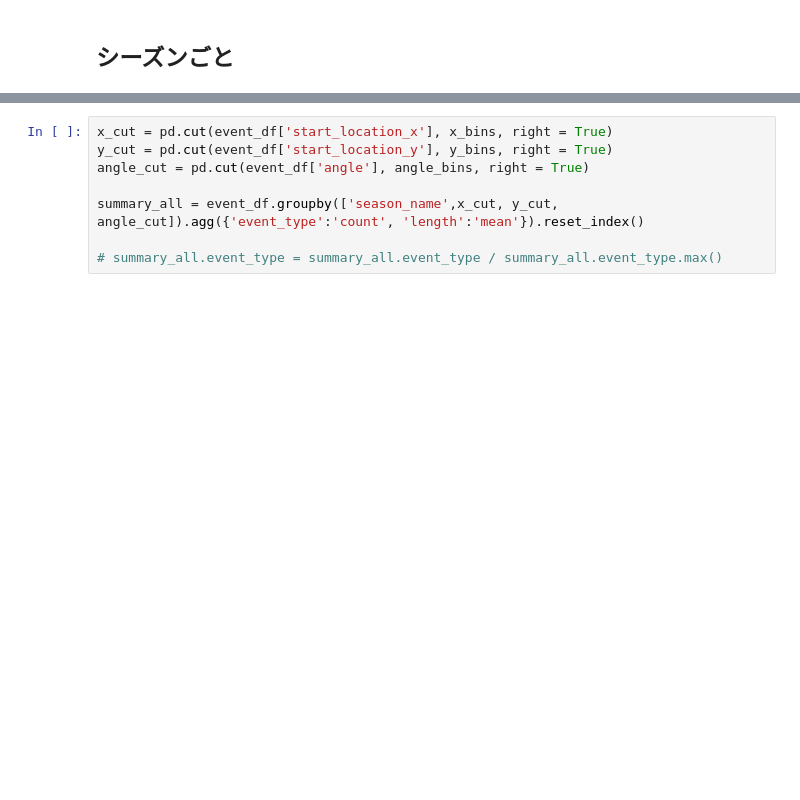
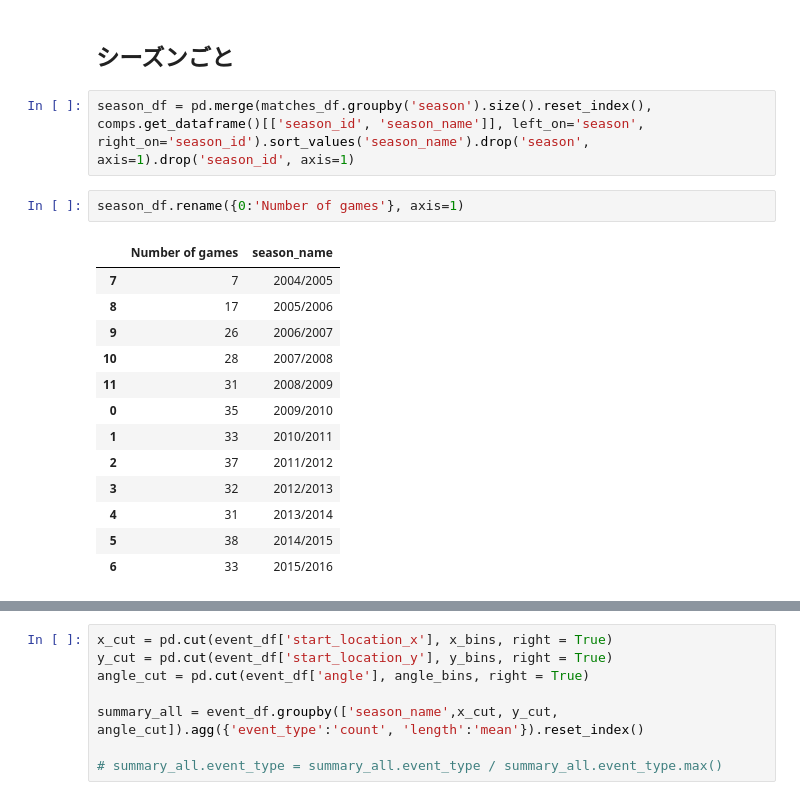
Before and after one commit to saeeeeru/MessiAnalyzer, a Jupyter notebook: notebook/plot_passsonars.ipynb, the cells around one changed output, grey strips where cells are left out. Cells and saved outputs as stored; diff of their text form; blank space fills up the shorter version.

```diff
--- a/notebook/plot_passsonars.ipynb
+++ b/notebook/plot_passsonars.ipynb
@@ -287,3 +287,21 @@ for x_ in summary.start_location_x.unique().tolist():
 [figure]
 # %% [markdown]
 ## シーズンごと
+# %%
+season_df = pd.merge(matches_df.groupby('season').size().reset_index(), comps.get_dataframe()[['season_id', 'season_name']], left_on='season', right_on='season_id').sort_values('season_name').drop('season', axis=1).drop('season_id', axis=1)
+# %%
+season_df.rename({0:'Number of games'}, axis=1)
+# %% [output]
+|  | Number of games | season_name |
+| 7 | 7 | 2004/2005 |
+| 8 | 17 | 2005/2006 |
+| 9 | 26 | 2006/2007 |
+| 10 | 28 | 2007/2008 |
+| 11 | 31 | 2008/2009 |
+| 0 | 35 | 2009/2010 |
+| 1 | 33 | 2010/2011 |
+| 2 | 37 | 2011/2012 |
+| 3 | 32 | 2012/2013 |
+| 4 | 31 | 2013/2014 |
+| 5 | 38 | 2014/2015 |
+| 6 | 33 | 2015/2016 |
```
Also changed, not shown: parts of 5 cells of this notebook, 16 other files.
